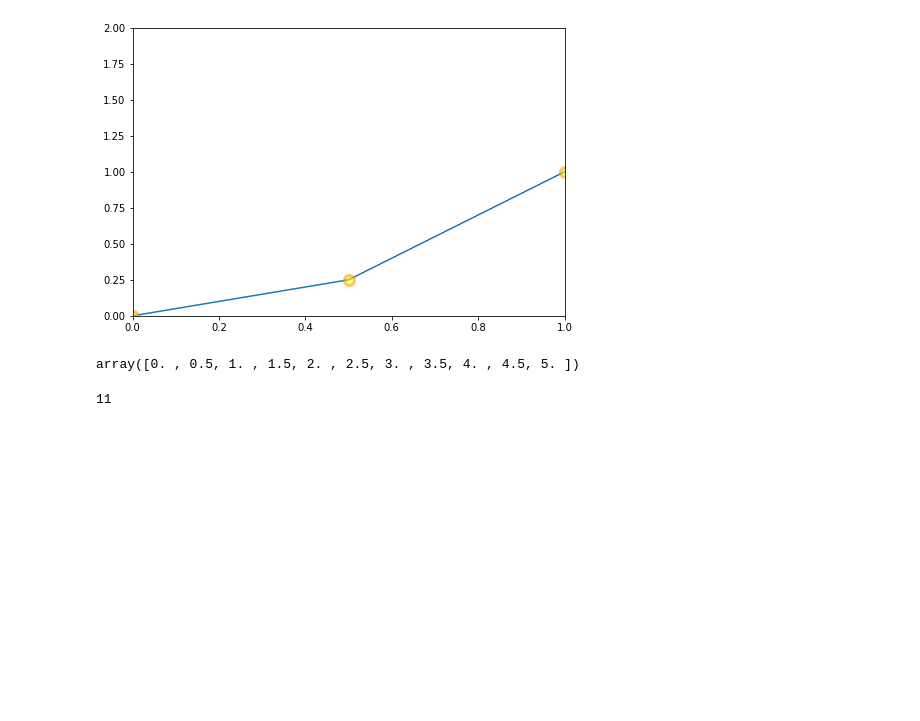
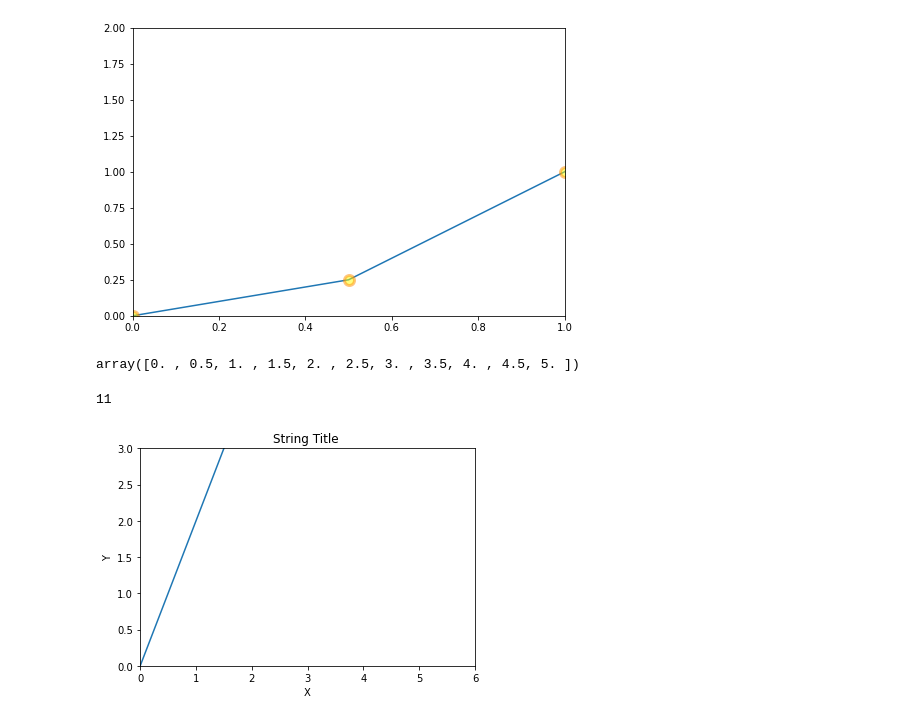
Before and after one commit to 1k2s3v/Data_Science_ML, a Jupyter notebook: Mat_plot_lib/123.ipynb, the cells around one changed output. Cells and saved outputs as stored; diff of their text form; code cells hidden in the pictures; blank space fills up the shorter version.

```diff
--- a/Mat_plot_lib/123.ipynb
+++ b/Mat_plot_lib/123.ipynb
@@ -130,3 +141,13 @@ array([0. , 0.5, 1. , 1.5, 2. , 2.5, 3. , 3.5, 4. , 4.5, 5. ])
 len(x)
 # %% [output]
 11
+# %%
+plt.plot(x,y)
+plt.xlabel('X')
+plt.ylabel('Y')
+plt.xlim(0,6)
+plt.ylim(0,3)
+plt.title('String Title ')
+plt.savefig('myfirstplot_2.png')
+# %% [output]
+[figure, added]
```
Also changed, not shown: parts of 22 cells of this notebook, 2 other files.
